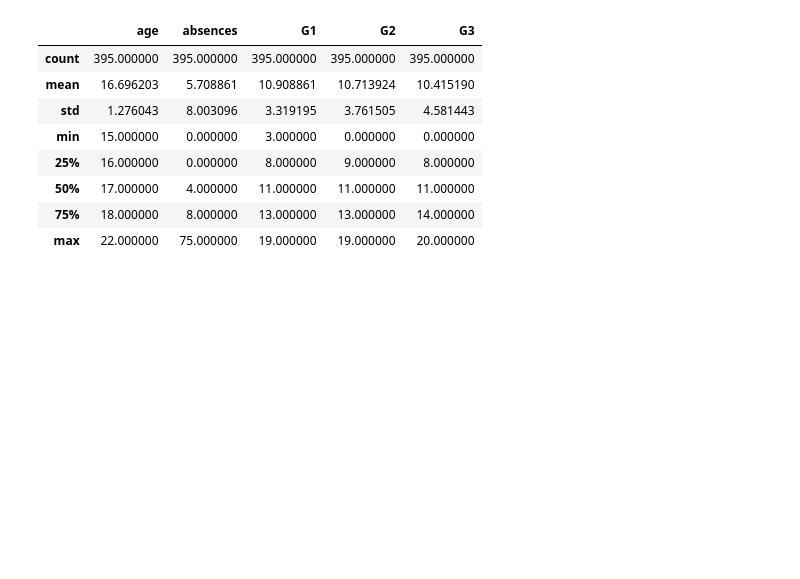
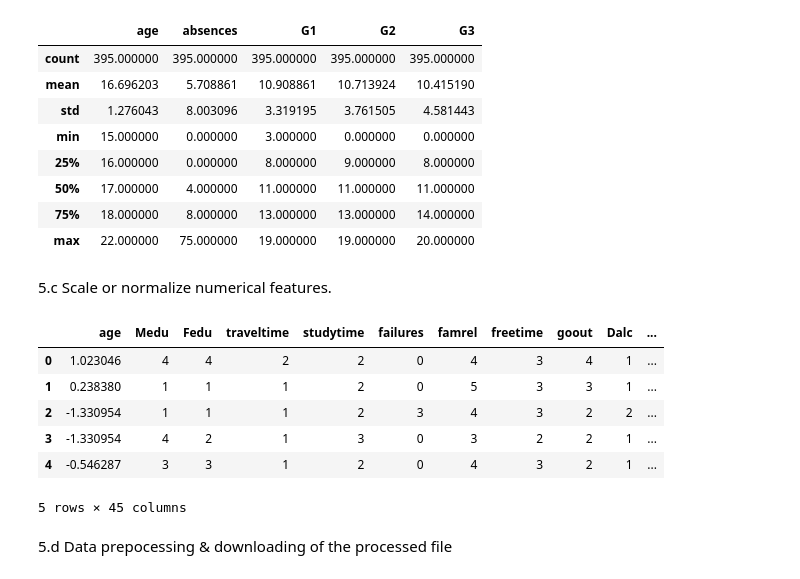
Before and after one commit to Jo7-7/ml-student-perfomance, a Jupyter notebook: notebooks/phase1_eda.ipynb, the cells around one changed output. Saved outputs shown, nothing was run; the diff lists cells and outputs as text; code cells hidden in the pictures; blank space fills up the shorter version.

Commit message:
Scale or normalize numerical features.

```diff
--- a/notebooks/phase1_eda.ipynb
+++ b/notebooks/phase1_eda.ipynb
@@ -241,3 +241,22 @@ df_encoded[numerical_cols].describe()
 | 50% | 17.000000 | 4.000000 | 11.000000 | 11.000000 | 11.000000 |
 | 75% | 18.000000 | 8.000000 | 13.000000 | 13.000000 | 14.000000 |
 | max | 22.000000 | 75.000000 | 19.000000 | 19.000000 | 20.000000 |
+# %% [markdown]
+5.c Scale or normalize numerical features.
+# %%
+from sklearn.preprocessing import StandardScaler
+
+numerical_cols = ['age', 'absences', 'G1', 'G2', 'G3']
+scaler = StandardScaler()
+df_encoded[numerical_cols] = scaler.fit_transform(df_encoded[numerical_cols])
+df_encoded.head()
+# %% [output]
+|  | age | Medu | Fedu | traveltime | studytime | failures | famrel | freetime | goout | Dalc | ... |
+| 0 | 1.023046 | 4 | 4 | 2 | 2 | 0 | 4 | 3 | 4 | 1 | ... |
+| 1 | 0.238380 | 1 | 1 | 1 | 2 | 0 | 5 | 3 | 3 | 1 | ... |
+| 2 | -1.330954 | 1 | 1 | 1 | 2 | 3 | 4 | 3 | 2 | 2 | ... |
+| 3 | -1.330954 | 4 | 2 | 1 | 3 | 0 | 3 | 2 | 2 | 1 | ... |
+| 4 | -0.546287 | 3 | 3 | 1 | 2 | 0 | 4 | 3 | 2 | 1 | ... |
+5 rows × 45 columns
+# %% [markdown]
+5.d Data prepocessing & downloading of the processed file
```
Also changed, not shown: parts of 5 cells of this notebook.
